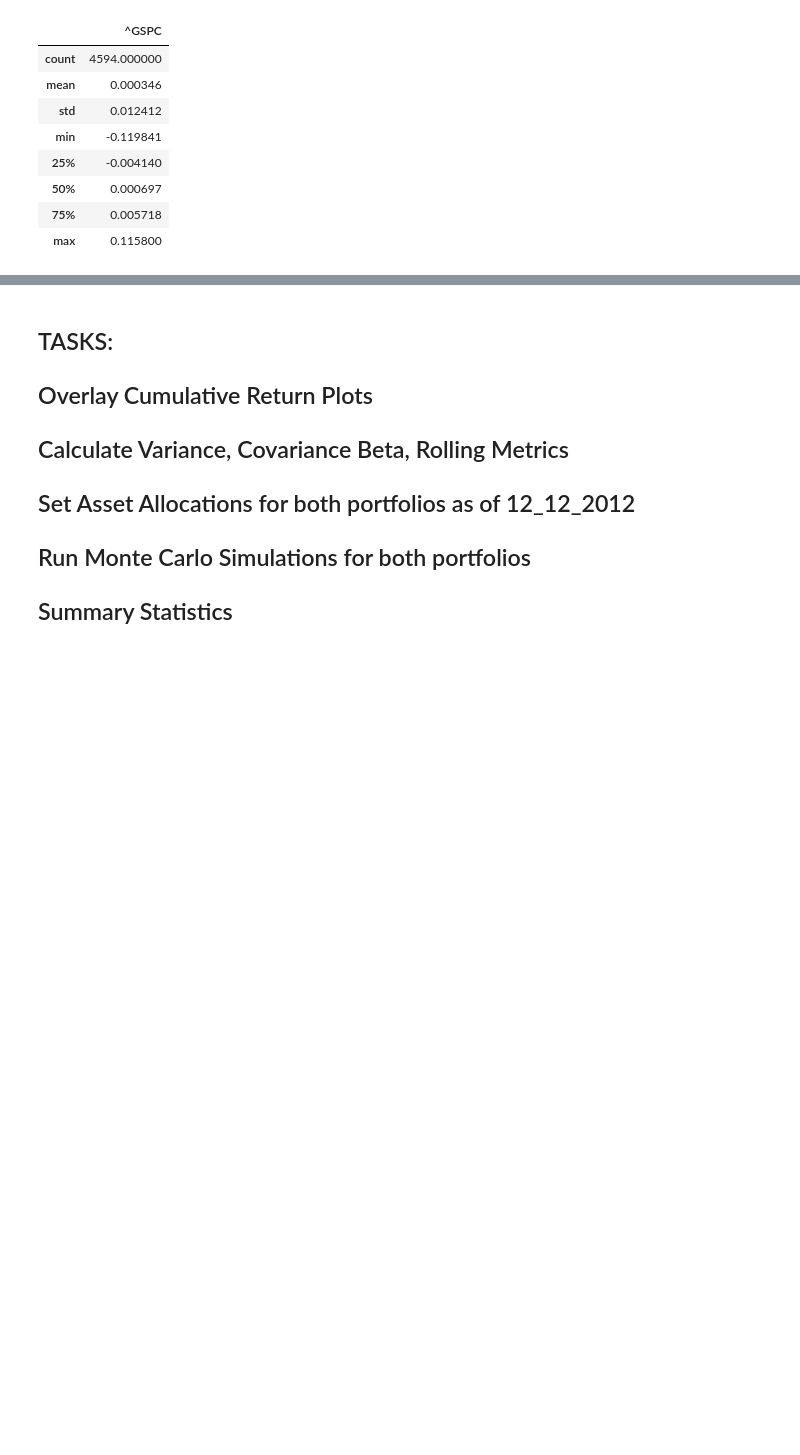
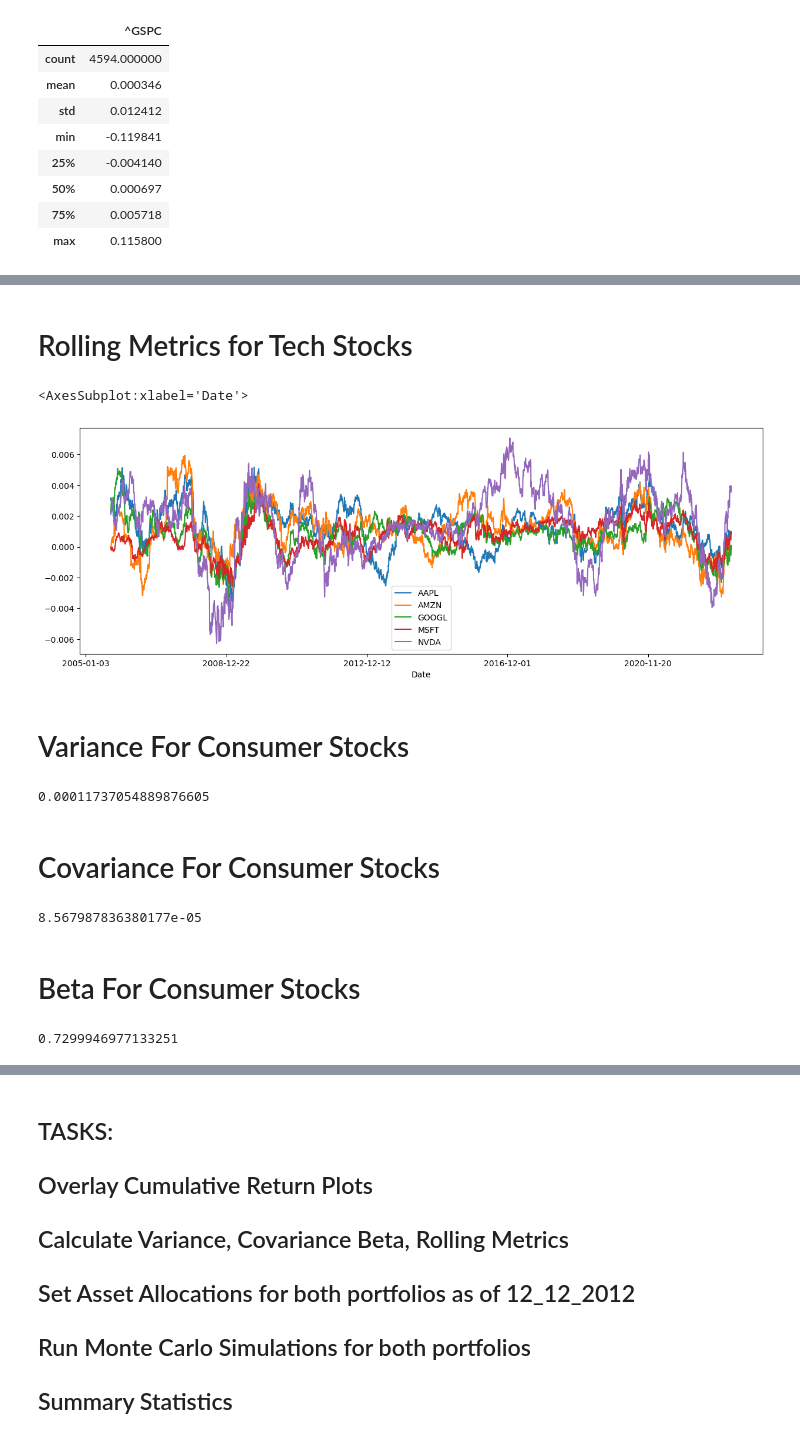
Before and after one commit to reiccv/Project_1_Portfolio_Analysis, a Jupyter notebook: Portfolio_Analysis_Tech_vs_Consumer.ipynb, the cells around one changed output, grey strips where cells are left out. Cells and saved outputs as stored; diff of their text form; code cells hidden in the pictures; blank space fills up the shorter version.

Commit message:
Update to include Variance/Covariance/Beta and rolling metrics

```diff
--- a/Portfolio_Analysis_Tech_vs_Consumer.ipynb
+++ b/Portfolio_Analysis_Tech_vs_Consumer.ipynb
@@ -204,0 +250,28 @@ cumulative_returns_sp_500.plot(figsize=(20,6), title="S&P 500 Cumulative Returns
+# %% [markdown]
+# Rolling Metrics for Tech Stocks
+# %%
+daily_returns_tech_stocks.rolling(window=180).mean().plot(figsize=(15,5))
+# %% [output]
+<AxesSubplot:xlabel='Date'>
+[figure, added]
+# %% [markdown]
+# Variance For Consumer Stocks
+# %%
+jnj_variance = daily_returns_consumer_stocks['JNJ'].var()
+jnj_variance
+# %% [output]
+0.00011737054889876605
+# %% [markdown]
+# Covariance For Consumer Stocks
+# %%
+jnj_cov = daily_returns_consumer_stocks['JNJ'].cov(daily_returns_sp_500['^GSPC'])
+jnj_cov
+# %% [output]
+8.567987836380177e-05
+# %% [markdown]
+# Beta For Consumer Stocks
+# %%
+jnj_beta = jnj_cov / jnj_variance
+jnj_beta
+# %% [output]
+0.7299946977133251
```
Also changed, not shown: parts of 18 cells of this notebook.
